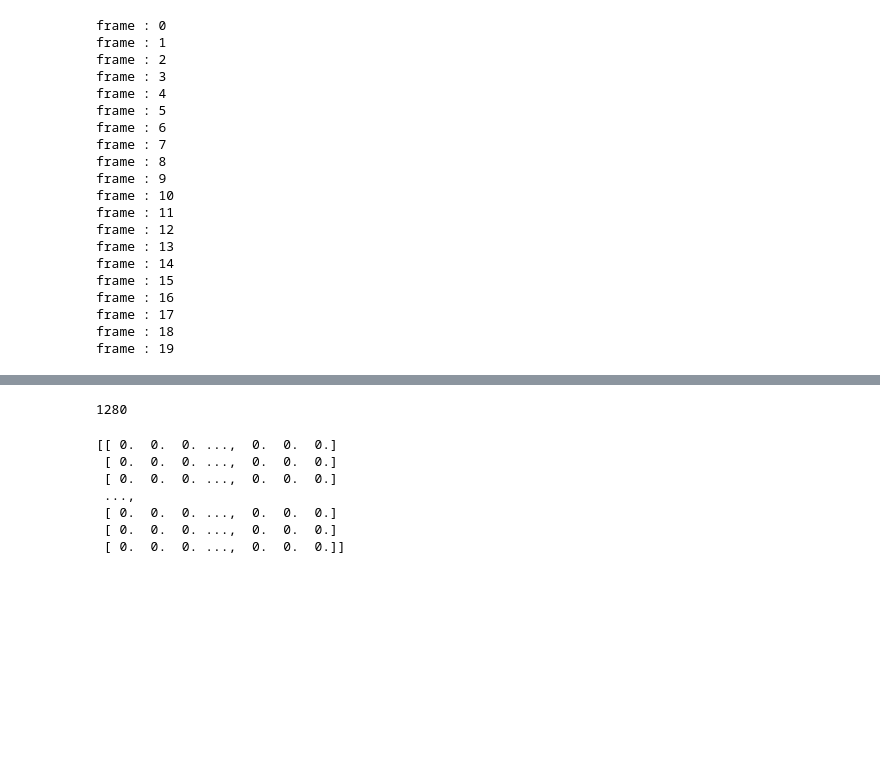
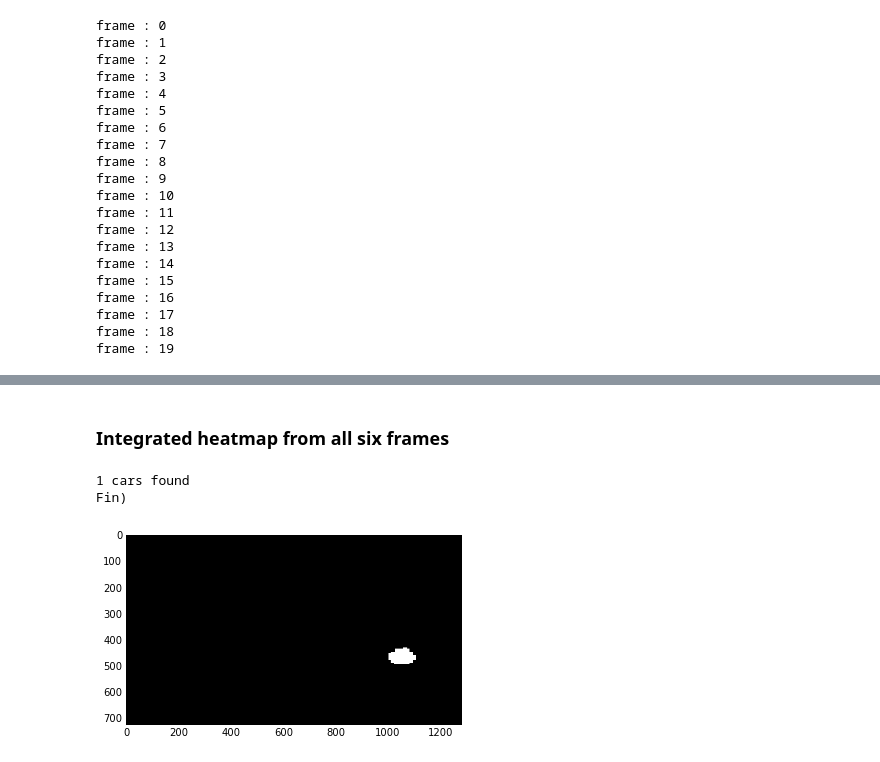
Before and after one commit to seanjmcm/VDetect, a Jupyter notebook: TrafficDetect.ipynb, the cells around one changed output, grey strips where cells are left out. Cells and saved outputs as stored; diff of their text form; code cells hidden in the pictures; blank space fills up the shorter version.

```diff
--- a/TrafficDetect.ipynb
+++ b/TrafficDetect.ipynb
@@ -776,7 +776,7 @@ plt.savefig('pipeline.png')
 # %% [markdown]
 ## Define Process Image
 # %%
-def process_image(image):
+def process_image(image,RetHeat = False):
 
     X_scaler = pickle.load( open("xscaler.pkl", "rb" ) )
     img=image
@@ -804,16 +804,19 @@ def process_image(image):
     heat = add_heat(heat,box_list)
 
     # Apply threshold to help remove false positives
-    heat = apply_threshold(heat,16)
+    heatt = apply_threshold(heat,16)
 
     # Visualize the heatmap when displaying
-    heatmap = np.clip(heat, 0, 255)
+    heatmap = np.clip(heatt, 0, 255)
 
     # Find final boxes from heatmap using label function
     labels = label(heatmap)
     draw_img = draw_labeled_bboxes(np.copy(image), labels)
+    if RetHeat == True:
+        return draw_img, heatmap, box_list
+    else:
+         return draw_img
 
-    return draw_img, heatmap
 
 print("fin")
 # %% [output]
@@ -923,16 +955,44 @@ print("Fin)")
 Fin)
 [figure]
-# %%
-print(len(h[0]))
-# %% [output]
-1280
-# %%
-print(h)
-# %% [output]
-[[ 0.  0.  0. ...,  0.  0.  0.]
- [ 0.  0.  0. ...,  0.  0.  0.]
- [ 0.  0.  0. ...,  0.  0.  0.]
- ...,
- [ 0.  0.  0. ...,  0.  0.  0.]
- [ 0.  0.  0. ...,  0.  0.  0.]
- [ 0.  0.  0. ...,  0.  0.  0.]]
+# %% [markdown]
+### Integrated heatmap from all six frames
+# %%
+count = 0
+images=[]
+heatmaps=[]
+heats=[]
+boxList=[]
+
+while count < 6:
+    #print(count)
+    imaget = mpimg.imread("temp/frame%d.jpg" % count)
+    im,hm, boxListT =  process_image(imaget, True)
+    if count == 0:
+
+        boxList = boxListT
+    elif count >0 :
+        boxList= np.concatenate([boxList,boxListT])
+    images.append(im)
+    heats.append(h)
+
+    count = count+1
+
+
+from scipy.ndimage.measurements import label
+heat = add_heat(heat,boxList)
+heatt = apply_threshold(heat,190)
+# Visualize the heatmap when displaying
+heatmap = np.clip(heatt, 0, 255)
+# Find final boxes from heatmap using label function
+labels = label(heatmap)
+#print(len(heatt))
+
+print(labels[1], 'cars found')
+plt.imshow(labels[0], cmap='gray')
+
+plt.savefig('heats.png')
+print("Fin)")
+# %% [output]
+1 cars found
+Fin)
+[figure, added]
```
Also changed, not shown: parts of 9 cells of this notebook, 11 other files.
